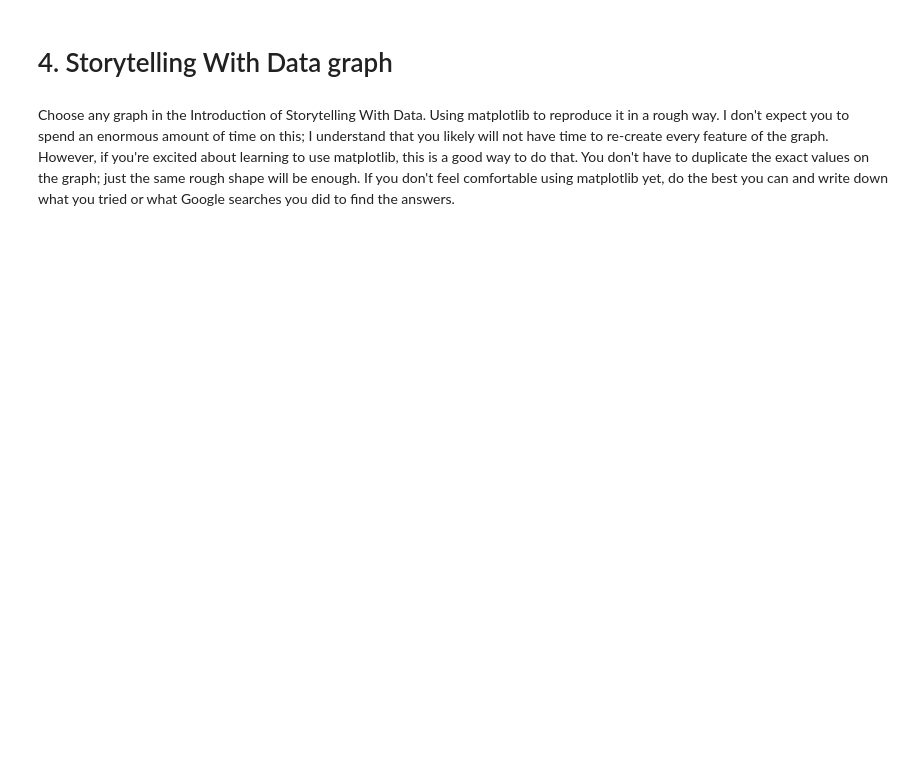
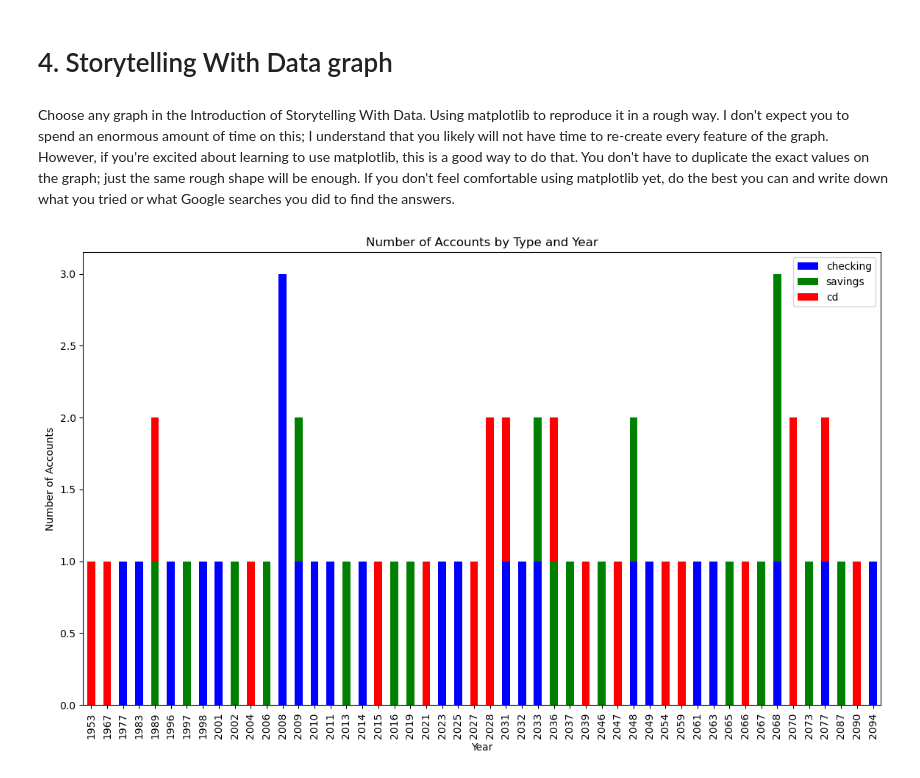
Before and after one commit to DaveD-BU/DX699-2025-spring-B2, a Jupyter notebook: OMDS-ModB2-Week1-Davis-David.ipynb, the cells around one changed output. Cells and saved outputs as stored; diff of their text form; code cells hidden in the pictures; blank space fills up the shorter version.

```diff
--- a/OMDS-ModB2-Week1-Davis-David.ipynb
+++ b/OMDS-ModB2-Week1-Davis-David.ipynb
@@ -464,3 +534,15 @@ ax.set_xlabel("Birth Date") # label the x axis
 # 4. Storytelling With Data graph
 # %% [markdown]
 Choose any graph in the Introduction of Storytelling With Data.  Using matplotlib to reproduce it in a rough way.  I don't expect you to spend an enormous amount of time on this; I understand that you likely will not have time to re-create every feature of the graph.  However, if you're excited about learning to use matplotlib, this is a good way to do that.  You don't have to duplicate the exact values on the graph; just the same rough shape will be enough.  If you don't feel comfortable using matplotlib yet, do the best you can and write down what you tried or what Google searches you did to find the answers.
+# %%
+df_bank_datefix["Year"] = df_bank_datefix["AccountOpened"].dt.year.astype(str)
+
+df_grouped = df_bank_datefix.groupby(["Year"])[["checking", "savings", "cd"]].sum()
+df_grouped.plot(kind = "bar", stacked = True, color=["blue", "green", "red"], ax=plt.gca())
+plt.ylabel("Number of Accounts")
+plt.xlabel("Year")
+plt.title("Number of Accounts by Type and Year")
+plt.gcf().set_size_inches(14, 8)
+plt.show()
+# %% [output]
+[figure, added]
```
Also changed, not shown: parts of 7 cells of this notebook.
